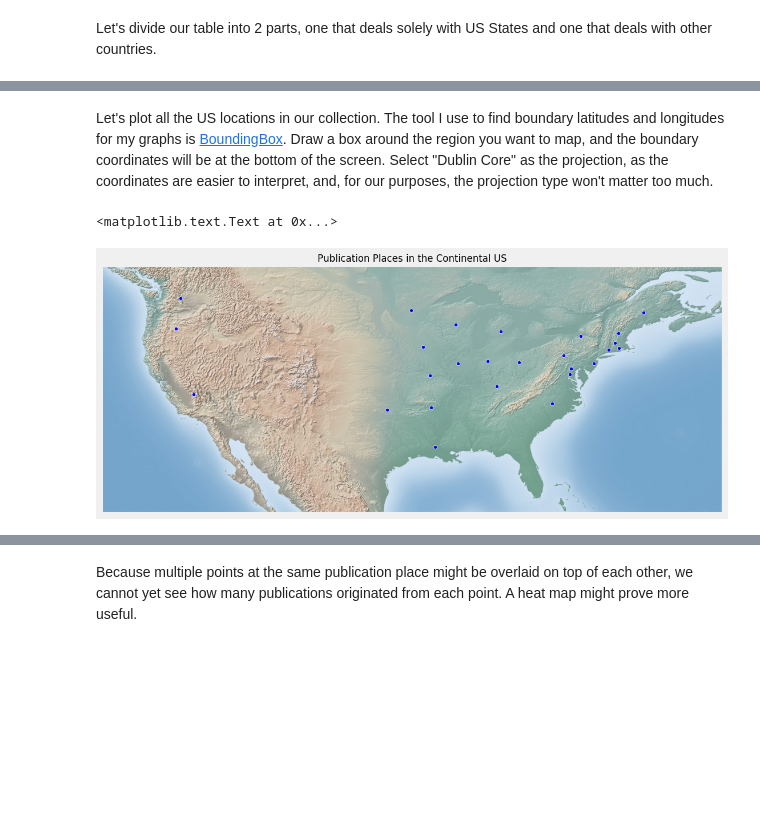
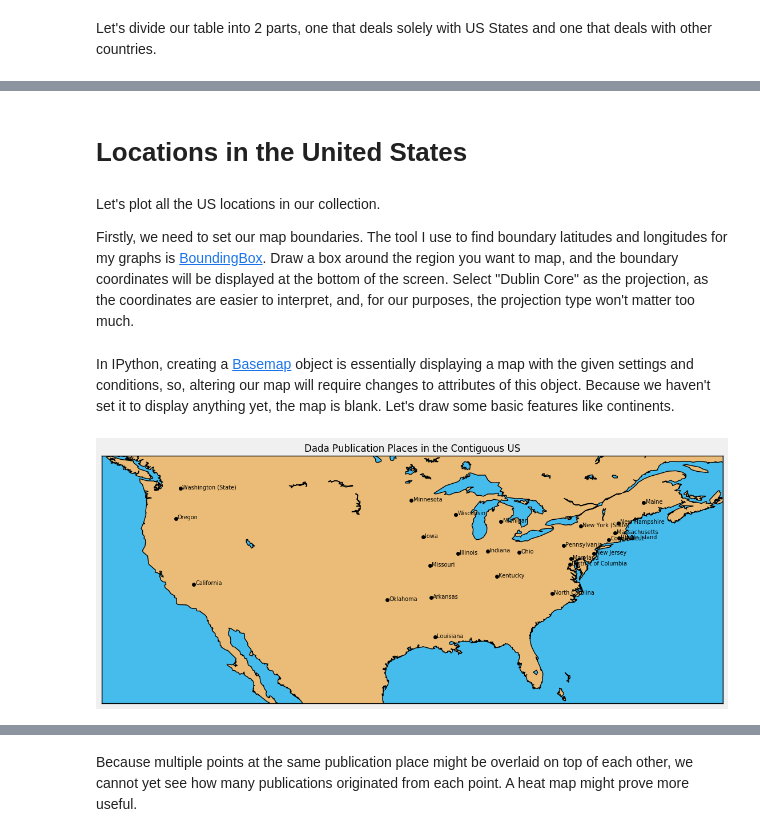
Before and after one commit to ds-modules/Library-HTRC, a Jupyter notebook: 03-mapping/Mapping the Books of the Dadaist Movement.ipynb, the cells around one changed output, grey strips where cells are left out. Saved outputs shown, nothing was run; the diff lists cells and outputs as text; code cells hidden in the pictures; blank space fills up the shorter version.

```diff
--- a/03-mapping/Mapping the Books of the Dadaist Movement.ipynb
+++ b/03-mapping/Mapping the Books of the Dadaist Movement.ipynb
@@ -549,0 +399,2 @@ rest_locations.sample(5)
+# %% [markdown]
+# Locations in the United States
@@ -550,24 +407,35 @@ rest_locations.sample(5)
 # %% [markdown]
-Let's plot all the US locations in our collection. The tool I use to find boundary latitudes and longitudes for my graphs is [BoundingBox](http://boundingbox.klokantech.com/). Draw a box around the region you want to map, and the boundary coordinates will be at the bottom of the screen. Select "Dublin Core" as the projection, as the coordinates are easier to interpret, and, for our purposes, the projection type won't matter too much.
+Let's plot all the US locations in our collection.
+
+Firstly, we need to set our map boundaries. The tool I use to find boundary latitudes and longitudes for my graphs is [BoundingBox](http://boundingbox.klokantech.com/). Draw a box around the region you want to map, and the boundary coordinates will be displayed at the bottom of the screen. Select "Dublin Core" as the projection, as the coordinates are easier to interpret, and, for our purposes, the projection type won't matter too much.
 # %%
-"‘llcrnr’ stands for ‘lower left corner’ and ‘urcrnr’ stands for upper right corner."
-"Fill these in with the latitudes and longitudes that you got earlier."
+"""
+Some Notes:
+--‘llcrnr’ stands for ‘lower left corner’ and ‘urcrnr’ stands for upper right corner.
+--"The bounding coordinates I used were: westlimit=-128.94; southlimit=23.52; eastlimit=-60.12; northlimit=50.93
+"""
 
-"westlimit=-128.94; southlimit=23.52; eastlimit=-60.12; northlimit=50.93"
-
-us_locations_map = Basemap(projection='cyl',
-            resolution=None, llcrnrlon = -128.94,llcrnrlat =23.52 ,urcrnrlon =-60.12, urcrnrlat =50.93)
-
-us_locations_map.shadedrelief()
-#us_locations_map.drawmapboundary(fill_color='aqua')
-#us_locations_map.fillcontinents(color='coral',lake_color='aqua')
-#us_locations_map.drawcoastlines()
-
-fig = matplotlib.pyplot.gcf()
-fig.set_size_inches(12.5, 8.5)
-
-us_locations_map.scatter(us_locations["Longitude"], us_locations["Latitude"])
-plt.title("Publication Places in the Continental US", fontsize = 12)
+# Creating an instance of a Basemap illustrating the contiguous US
+us_locations_map = Basemap(resolution="l", llcrnrlon = -128.94,llcrnrlat =23.52 ,urcrnrlon =-60.12,
+                           urcrnrlat =50.93, lat_0 =37.26, lon_0 = -94.53)
-# %% [output]
-<matplotlib.text.Text at 0x...>
-[figure, removed]
+# %% [markdown]
+In IPython, creating a [Basemap](https://matplotlib.org/basemap/users/geography.html) object is essentially displaying a map with the given settings and conditions, so, altering our map will require changes to attributes of this object. Because we haven't set it to display anything yet, the map is blank. Let's draw some basic features like continents.
+# %%
+plt.title("Dada Publication Places in the Contiguous US", fontsize=12)
+
+us_locations_map.drawmapboundary(fill_color = "#46bcec") #Fills in the oceans
+us_locations_map.fillcontinents(color = "#eabc77", lake_color="#46bcec") #Defines the continents
+us_locations_map.drawcoastlines()
+
+fig = matplotlib.pyplot.gcf()
+fig.set_size_inches(12.5, 8.5) #Sets the size of the map
+
+lons, lats = us_locations_map(us_locations["Longitude"], us_locations["Latitude"]) #Converts the coordinates to map points
+us_locations_map.scatter(lons, lats, color ="black", zorder=10) #Draws the points on the map
+
+#Labels each point with the location name
+for i in range(0, us_locations.shape[0]):
+    lat_lon = (us_locations["Longitude"][i] + .2, us_locations["Latitude"][i] -.1)
+    plt.annotate(np.array(us_locations["Location Name"])[i], lat_lon, fontsize=7)
+# %% [output]
+[figure, added]
```
Also changed, not shown: parts of 22 cells of this notebook, 13 other files.
